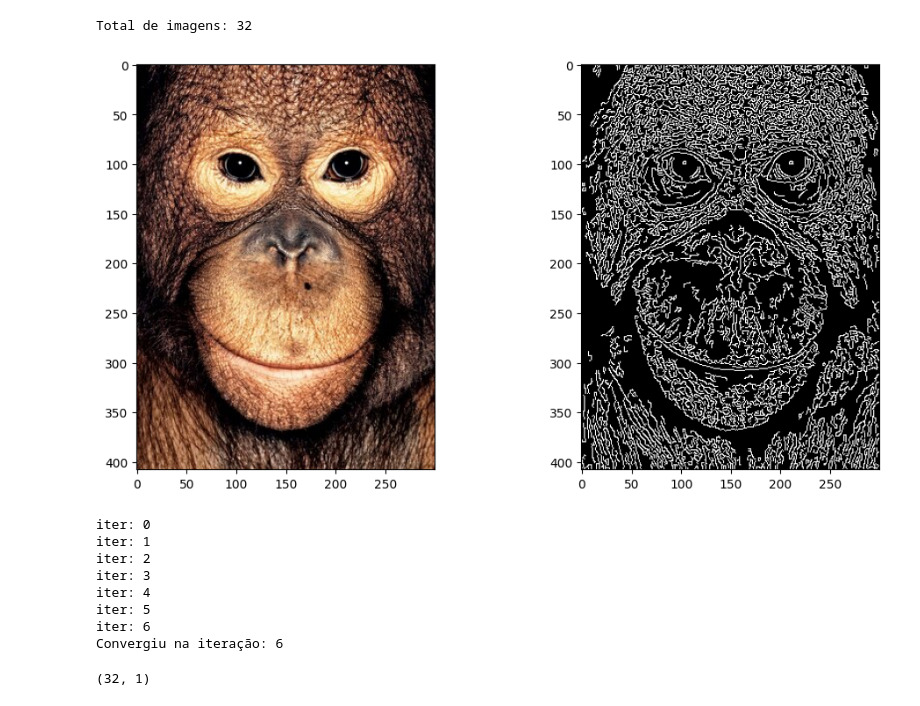
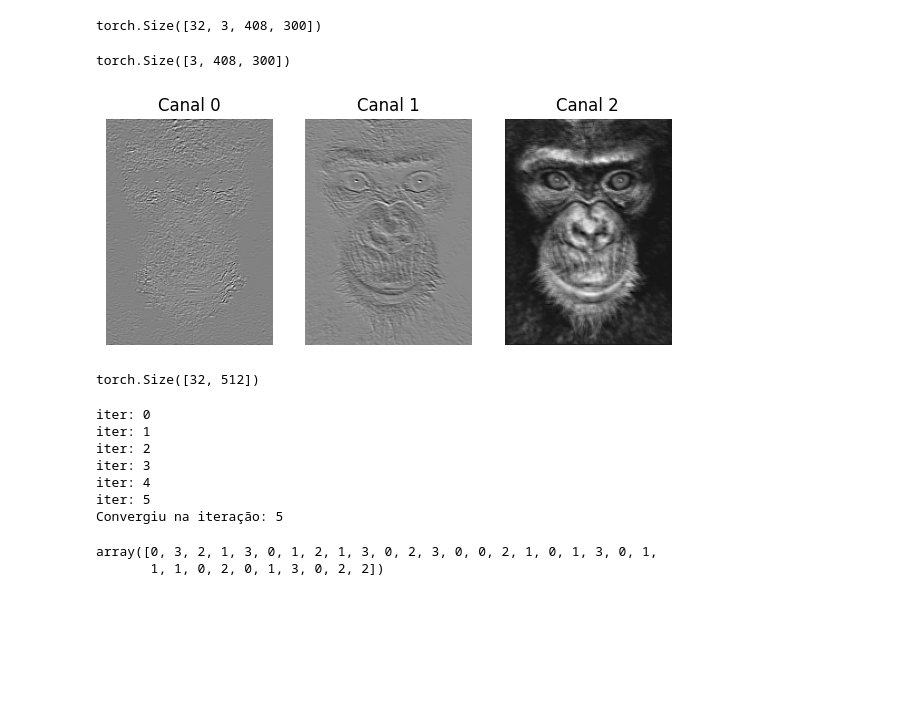
Before and after one commit to JhemersonLincon/Image-Clustering-by-Similarity-using-K-Means, a Jupyter notebook: apes_agrup.ipynb, the cells around one changed output. Cells and saved outputs as stored; diff of their text form; code cells hidden in the pictures; blank space fills up the shorter version.

```diff
--- a/apes_agrup.ipynb
+++ b/apes_agrup.ipynb
@@ -28,26 +15,45 @@ Total de imagens: 32
+# %%
+image_dir = "data/Apes"
+images = []
+for image_path in glob.glob(image_dir+"/*.jpg"):
+    img = cv.imread(image_path)
+    img = cv.cvtColor(img, cv.COLOR_BGR2RGB)
+
+    img = transform(img)
+    images.append(img)
+
+images = torch.stack(images)
+images.shape
+# %% [output]
+torch.Size([32, 3, 408, 300])
+# %%
+images[0].shape
+# %% [output]
+torch.Size([3, 408, 300])
 # %%
-data = CustomDataTest("Apes/")
-image_path = data.__getitem__(31)
-
-image = cv.imread(image_path)
-image_sobel = extract_canny_features(image)
-
-plt.figure(figsize=(12, 6))
-plt.subplot(1, 2, 1)
-plt.imshow(cv.cvtColor(image, cv.COLOR_BGR2RGB))
-plt.subplot(1,2,2)
-plt.imshow(image_sobel, cmap="gray")
-cv.waitKey(0)
-cv.destroyAllWindows()
+from utils.feature_extractor import extract_resnet_features
+image = images[0]
+image_features, features = extract_resnet_features(image.unsqueeze(0))
+image_features = image_features.squeeze(0)
+plt.figure(figsize=(15, 5))
+for i in range(3):
+    plt.subplot(1, 6, i+1)
+    plt.imshow(image_features[i].cpu(), cmap='gray')
+    plt.axis('off')
+    plt.title(f'Canal {i}')
+plt.show()
 # %% [output]
-Total de imagens: 32
-[figure, old version]
+[figure, new version]
+# %%
+_, features = extract_resnet_features(images)
+features = features.squeeze()
+features.shape
+# %% [output]
+torch.Size([32, 512])
 # %%
-n_cluster = 5
+n_cluster = 4
 model = KMeans(n_cluster=n_cluster, max_iter=10)
-images_sobel = extract_canny_features_from_dataset(data.path_imgs)
-model.fit(X=images_sobel)
-images_sobel.shape
+model.fit(X=features)
 # %% [output]
 iter: 0
 iter: 1
@@ -55,9 +61,11 @@ iter: 2
 iter: 3
 iter: 4
 iter: 5
-iter: 6
-Convergiu na iteração: 6
+Convergiu na iteração: 5
-(32, 1)
 # %%
-labels = model.predict(images_sobel)
+labels = model.predict(features)
+labels
+# %% [output]
+array([0, 3, 2, 1, 3, 0, 1, 2, 1, 3, 0, 2, 3, 0, 0, 2, 1, 0, 1, 3, 0, 1,
+       1, 1, 0, 2, 0, 1, 3, 0, 2, 2])
 # %%
```
Also changed, not shown: parts of 6 cells of this notebook, 3 other files.
